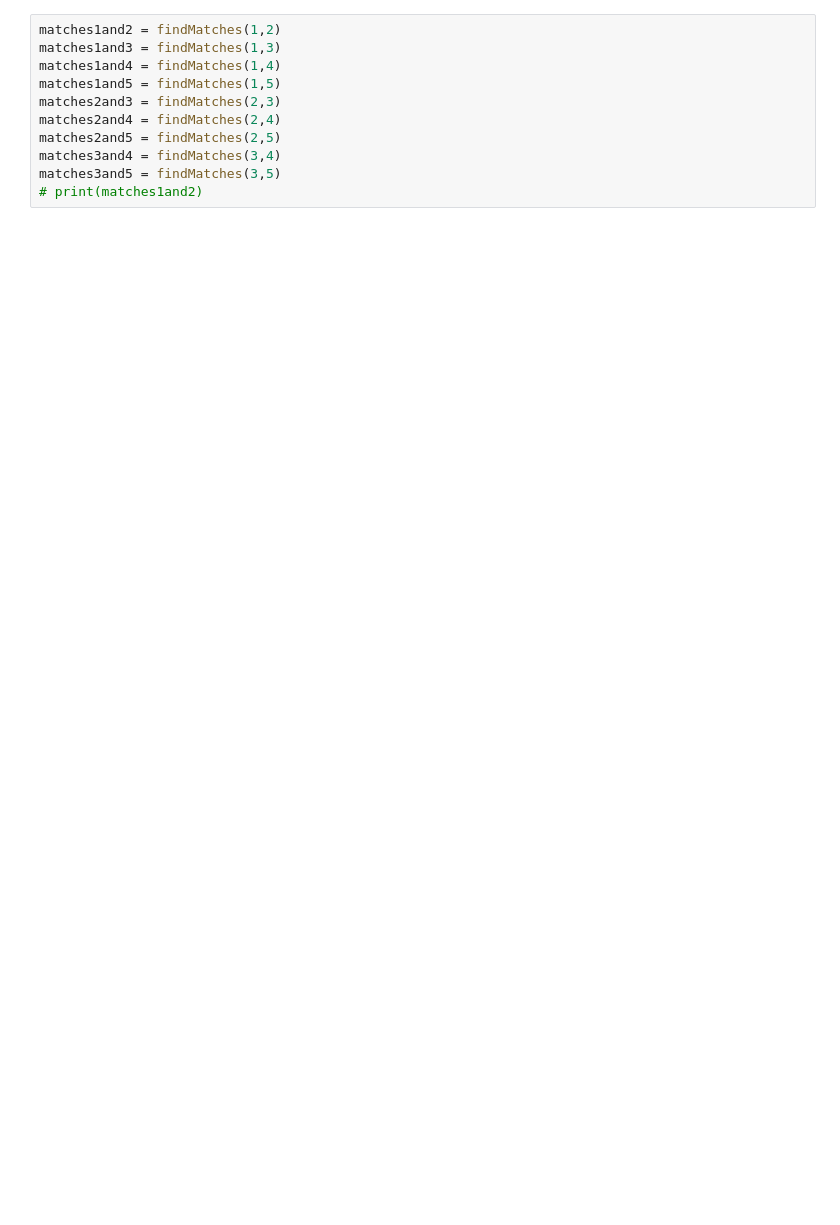
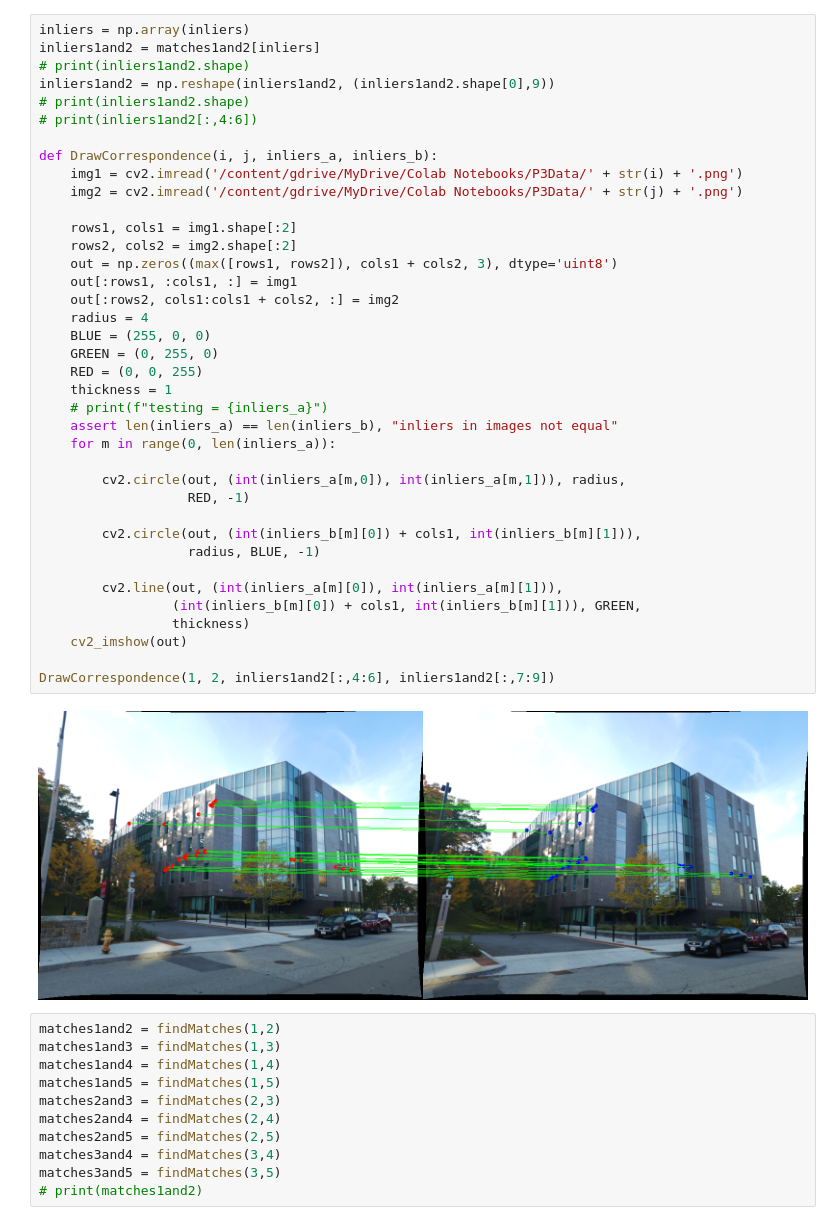
Before and after one commit to venk221/SfM, a Jupyter notebook: SfM_try1.ipynb, the cells around one changed output. Cells and saved outputs as stored; diff of their text form; blank space fills up the shorter version.

```diff
--- a/SfM_try1.ipynb
+++ b/SfM_try1.ipynb
@@ -198,3 +293,43 @@ def GetInlierRANSANC():
+# %%
+inliers = np.array(inliers)
+inliers1and2 = matches1and2[inliers]
+# print(inliers1and2.shape)
+inliers1and2 = np.reshape(inliers1and2, (inliers1and2.shape[0],9))
+# print(inliers1and2.shape)
+# print(inliers1and2[:,4:6])
+
+def DrawCorrespondence(i, j, inliers_a, inliers_b):
+    img1 = cv2.imread('/content/gdrive/MyDrive/Colab Notebooks/P3Data/' + str(i) + '.png')
+    img2 = cv2.imread('/content/gdrive/MyDrive/Colab Notebooks/P3Data/' + str(j) + '.png')
+
+    rows1, cols1 = img1.shape[:2]
+    rows2, cols2 = img2.shape[:2]
+    out = np.zeros((max([rows1, rows2]), cols1 + cols2, 3), dtype='uint8')
+    out[:rows1, :cols1, :] = img1
+    out[:rows2, cols1:cols1 + cols2, :] = img2
+    radius = 4
+    BLUE = (255, 0, 0)
+    GREEN = (0, 255, 0)
+    RED = (0, 0, 255)
+    thickness = 1
+    # print(f"testing = {inliers_a}")
+    assert len(inliers_a) == len(inliers_b), "inliers in images not equal"
+    for m in range(0, len(inliers_a)):
+
+        cv2.circle(out, (int(inliers_a[m,0]), int(inliers_a[m,1])), radius,
+                   RED, -1)
+
+        cv2.circle(out, (int(inliers_b[m][0]) + cols1, int(inliers_b[m][1])),
+                   radius, BLUE, -1)
+
+        cv2.line(out, (int(inliers_a[m][0]), int(inliers_a[m][1])),
+                 (int(inliers_b[m][0]) + cols1, int(inliers_b[m][1])), GREEN,
+                 thickness)
+    cv2_imshow(out)
+
+DrawCorrespondence(1, 2, inliers1and2[:,4:6], inliers1and2[:,7:9])
+# %% [output]
+[figure, added]
 # %%
 matches1and2 = findMatches(1,2)
 matches1and3 = findMatches(1,3)
```
Also changed, not shown: parts of 3 cells of this notebook.
